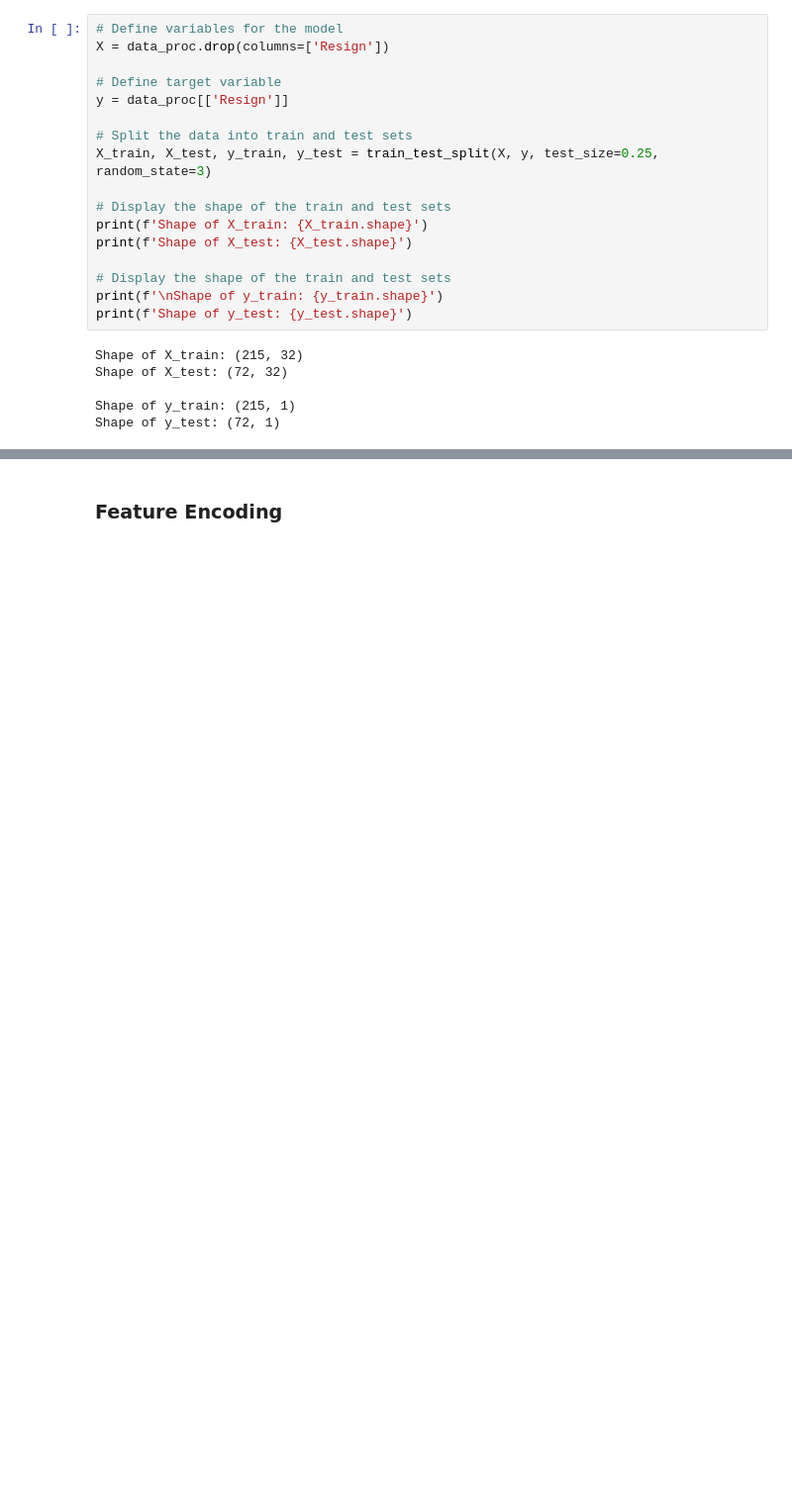
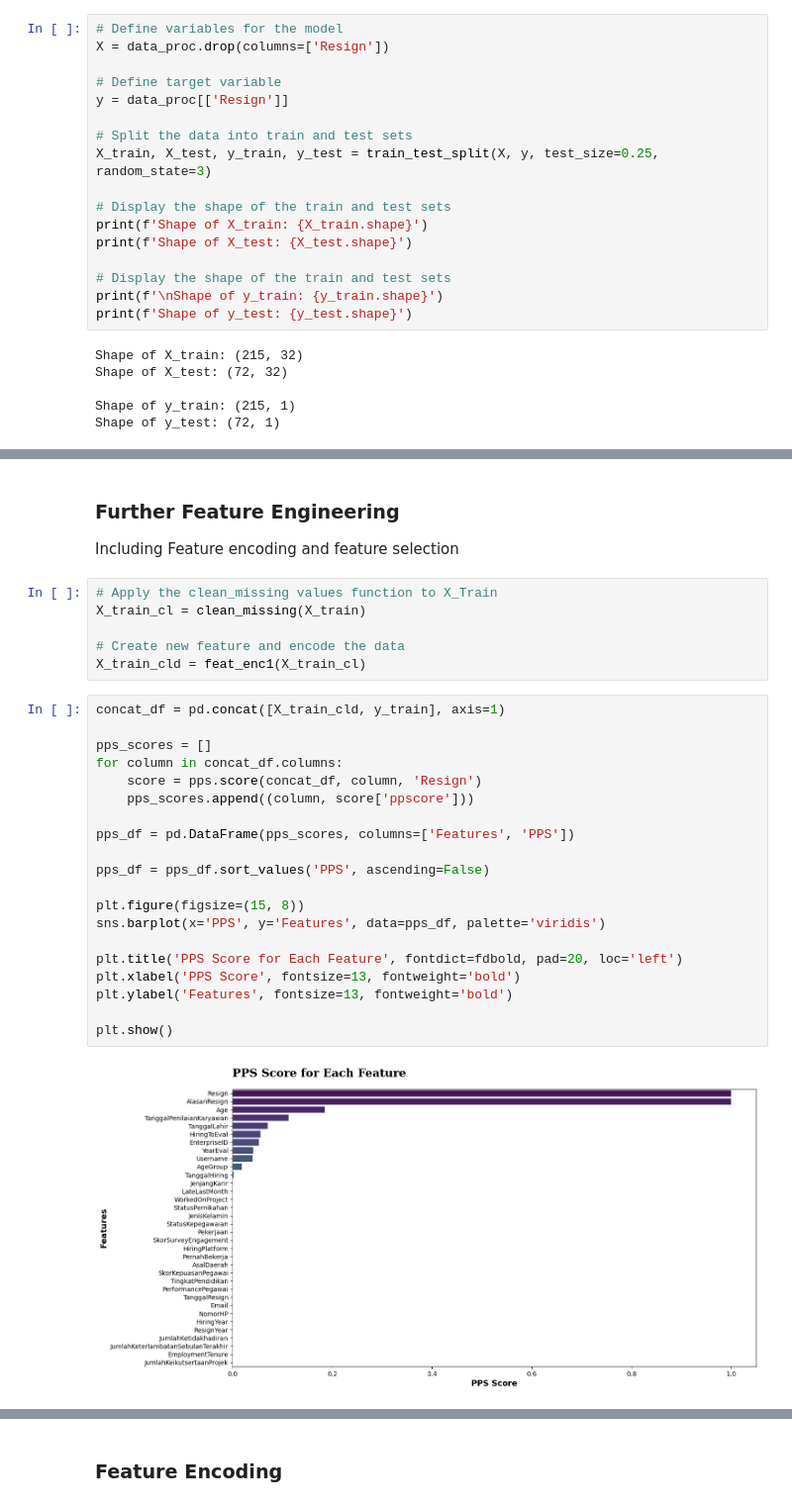
Before and after one commit to azaryasph/Improving-Employee-Retention-By-Predicting-Employee-Attrition-Using-Machine-Learning, a Jupyter notebook: notebook/predict_employee_attrition.ipynb, the cells around one changed output, grey strips where cells are left out. Shown at 99% size. Cells and saved outputs as stored; diff of their text form; blank space fills up the shorter version.

Commit message:
chore: fixed feature selection ppscore

```diff
--- a/notebook/predict_employee_attrition.ipynb
+++ b/notebook/predict_employee_attrition.ipynb
@@ -1024,3 +1028,34 @@ pipeline = make_pipeline(preprocessor, SMOTE(random_state=13), classifier)
 
 # Fit and transform the data
 pipeline.fit(X_train, y_train) -->
+# %% [markdown]
+### Further Feature Engineering
+Including Feature encoding and feature selection
+# %%
+# Apply the clean_missing values function to X_Train
+X_train_cl = clean_missing(X_train)
+
+# Create new feature and encode the data
+X_train_cld = feat_enc1(X_train_cl)
+# %%
+concat_df = pd.concat([X_train_cld, y_train], axis=1)
+
+pps_scores = []
+for column in concat_df.columns:
+    score = pps.score(concat_df, column, 'Resign')
+    pps_scores.append((column, score['ppscore']))
+
+pps_df = pd.DataFrame(pps_scores, columns=['Features', 'PPS'])
+
+pps_df = pps_df.sort_values('PPS', ascending=False)
+
+plt.figure(figsize=(15, 8))
+sns.barplot(x='PPS', y='Features', data=pps_df, palette='viridis')
+
+plt.title('PPS Score for Each Feature', fontdict=fdbold, pad=20, loc='left')
+plt.xlabel('PPS Score', fontsize=13, fontweight='bold')
+plt.ylabel('Features', fontsize=13, fontweight='bold')
+
+plt.show()
+# %% [output]
+[figure, added]
```
Also changed, not shown: parts of 14 cells of this notebook.
